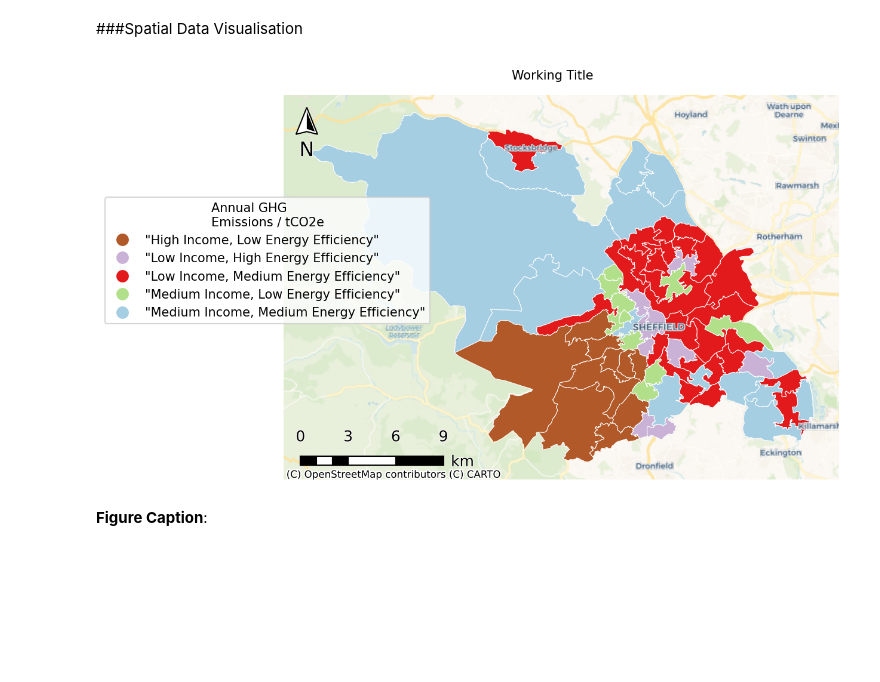
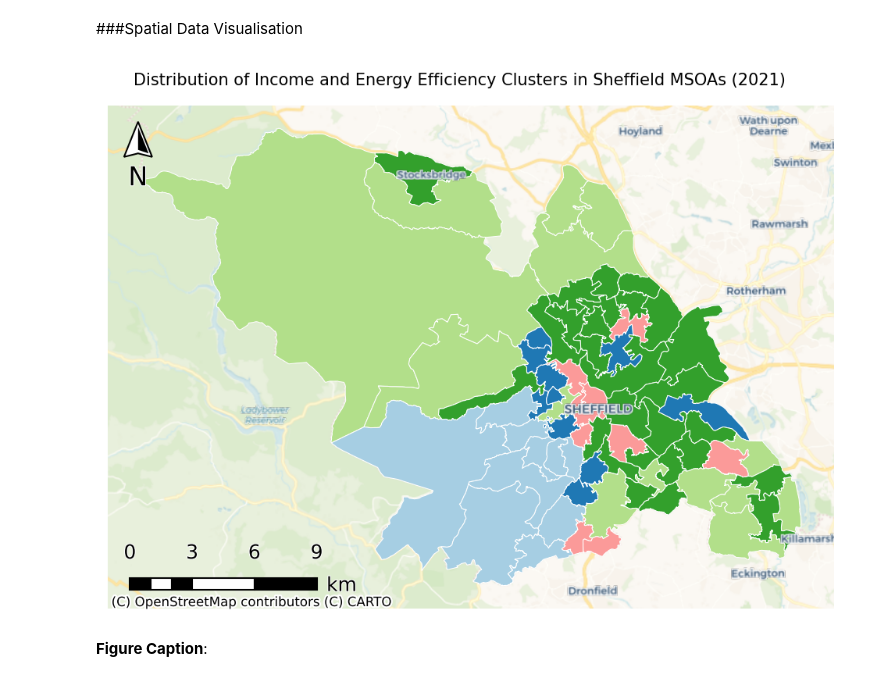
Before and after one commit to jwsn8667/GEOG5003M, a Jupyter notebook: GEOG5003_A2_201913950.ipynb, the cells around one changed output. Drawn from its saved outputs; the diff is of its cells as text; code cells hidden in the pictures; blank space fills up the shorter version.

```diff
--- a/GEOG5003_A2_201913950.ipynb
+++ b/GEOG5003_A2_201913950.ipynb
@@ -889,3 +905,0 @@ BarData = CarbonSaving[['Cluster','Uplift to EPC Band C','Uplift to National Med
-# %%
-BarData = BarData.melt(id_vars=['Cluster', 'OBS_VALUE']).rename(columns={'variable':'Intervention', 'value':'Carbon Saving / tCO2e'})
-BarData
@@ -909,0 +906,26 @@ sns.move_legend(f, "upper left", bbox_to_anchor=(1.05, 1))
+# %%
+# @title
+f,ax = plt.subplots(1, figsize=(12,6))
+
+ax = sns.barplot(data=BarData, x='Intervention', y='Carbon Saving / tCO2e', hue = 'Cluster Name', palette = 'Paired', errorbar=None, hue_order=['HI.LEE','MI.LEE','MI.MEE','LI.MEE','LI.HEE'], width=0.95, gap=0.05)
+
+for i in ax.containers:
+    ax.bar_label(i, fmt='{:.2f}')
+
+sns.despine()
+
+ax.set_ylim(0, 5)
+ax.set_xlabel('Energy Efficiency Uplift', fontsize=12)
+ax.set_ylabel('Annual Carbon Saving per Household\n/ tCO2e', fontsize=12)
+
+ax.axvline(0.5, linestyle='--', linewidth=0.75, color='k')
+
+f.subplots_adjust(top=.85)
+f.suptitle('Modelled Carbon Savings from Energy Efficiency Improvements in Sheffield MSOAs', y=0.94, fontsize=12)
+
+
+
+ax.annotate('Greatest modelled carbon\nsaving from middle- and\nhigh-earning MSOAs', xy=(0.61, 0.75), xytext=(0.61, 0.8),
+            xycoords='axes fraction',
+            fontsize=9, ha='center', va='bottom',
+            arrowprops=dict(arrowstyle='-[, widthB=6.9, lengthB=1.0', lw=1.0, color='k'));
@@ -916,43 +940,48 @@ sns.move_legend(f, "upper left", bbox_to_anchor=(1.05, 1))
 # %% [markdown]
 ###Spatial Data Visualisation
 # %%
+import matplotlib as mpl
+from matplotlib.colors import ListedColormap
+
 # @title
 # Mapping K-means clusters
 
 # Performing an attribute join to merge K-means clusters with MSOA boundaries
-geo_Clusters = geo_msoa.merge(Model_Variables1['Cluster'].reset_index(), left_on='MSOA21CD', right_on='MSOA code')
+geo_Clusters = geo_msoa.merge(Clusters[['index','Cluster Name']].reset_index(), left_on='MSOA21CD', right_on='index')
+
+color_discrete_map={'LI.HEE':'#33a02c','HI.LEE':'#b2df8a','MI.MEE':'#fb9a99','MI.LEE':'#1f78b4','LI.MEE':'#a6cee3'}
+
+custom_colour = mpl.colors.ListedColormap([color_discrete_map[i] for i in Clusters['Cluster Name'].unique()])
 
 # Converting from geographic coordinates CRS to the (Cartesian, projected) British National Grid (OSBG36) coordinate reference system
 geo_Clusters = geo_Clusters.to_crs(epsg=27700)
 
 # Creating a figure and axis with a single subplot
 f,ax = plt.subplots(1, figsize=(8,6))
 
 # Plotting K-means clusters as a choropleth
-geo_Clusters.plot(ax=ax, column='Cluster',legend=True, legend_kwds={'fontsize':'10','fmt':'{:.2f}','title':'Annual GHG\nEmissions / tCO2e'}, categorical=True, linewidth=0.5, cmap='Paired_r', edgecolor='white')
+geo_Clusters.plot(ax=ax, column='Cluster Name',legend=False, legend_kwds={'fontsize':'10','fmt':'{:.2f}','title':'Annual GHG\nEmissions / tCO2e'}, categorical=True, linewidth=0.5, cmap=custom_colour, edgecolor='white')
 
 # Removing figure axes
 ax.set_axis_off()
 
-# Fixing legend placement to avoid obscuring map data
-ax.get_legend().set_bbox_to_anchor((.275, .75))
 
 # Adding a CARTO basemap and labels for context
 ctx.add_basemap(ax, crs=geo_Clusters.crs, source=ctx.providers.CartoDB.VoyagerNoLabels, zoom=11)
 ctx.add_basemap(ax, crs=geo_Clusters.crs, source=ctx.providers.CartoDB.VoyagerOnlyLabels, zoom=11)
 
 # Suppressing a warning from the scale bar function
 warnings.filterwarnings('ignore')
 
 # Adding a north arrow and scale bar
 north_arrow(ax, location="upper left", rotation={"crs":geo_Clusters.crs, "reference":"center"}, shadow=False, scale=0.3)
 scale_bar(ax, location="lower left", style="boxes", bar={"projection":geo_Clusters.crs,"unit":"km"})
 
 # Setting figure title and resolution
-f.suptitle('Working Title', y=0.9, fontsize=10)
+f.suptitle('Distribution of Income and Energy Efficiency Clusters in Sheffield MSOAs (2021)', y=0.9, fontsize=10)
 f.set_dpi(150)
 # %% [output]
-[figure, old version]
+[figure, new version]
 # %% [markdown]
 **Figure Caption**:
 # %% [markdown]
```
Also changed, not shown: parts of 10 cells of this notebook.
